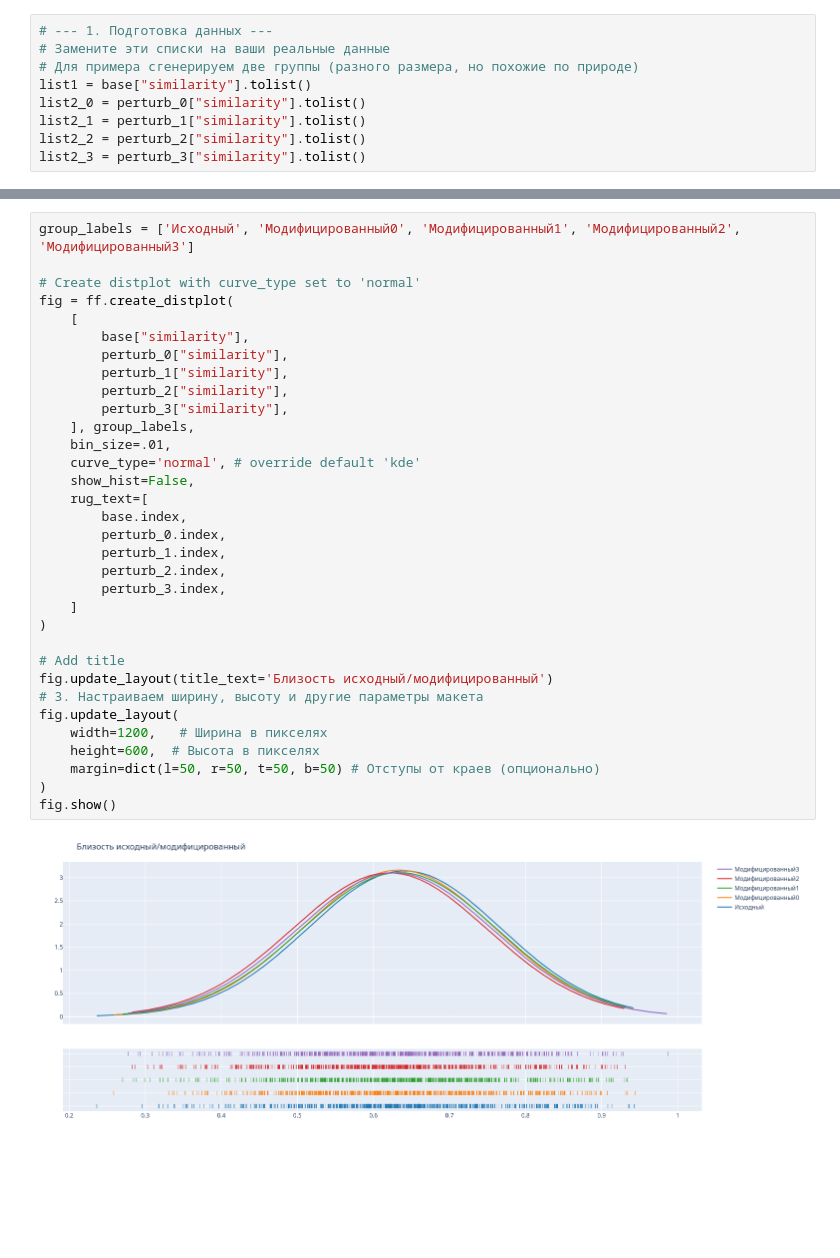
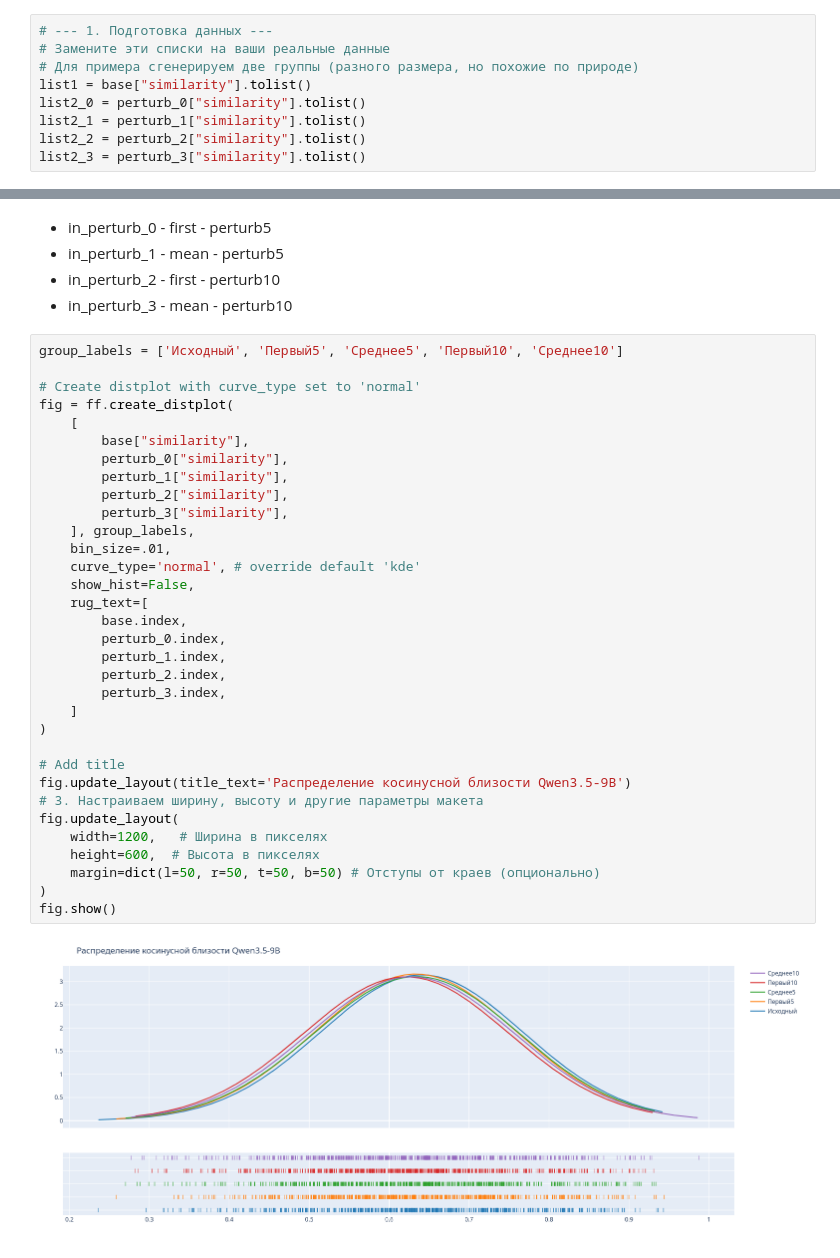
Before and after one commit to lenow55/perturbations-via-logprobs, a Jupyter notebook: research/100Compare_qwen3_5-9b.ipynb, the cells around one changed output, grey strips where cells are left out. Cells and saved outputs as stored; diff of their text form; blank space fills up the shorter version.

```diff
--- a/research/100Compare_qwen3_5-9b.ipynb
+++ b/research/100Compare_qwen3_5-9b.ipynb
@@ -87,35 +92,40 @@ fig.show()
+# %% [markdown]
+- in_perturb_0 - first - perturb5
+- in_perturb_1 - mean - perturb5
+- in_perturb_2 - first - perturb10
+- in_perturb_3 - mean - perturb10
 # %%
-group_labels = ['Исходный', 'Модифицированный0', 'Модифицированный1', 'Модифицированный2', 'Модифицированный3']
+group_labels = ['Исходный', 'Первый5', 'Среднее5', 'Первый10', 'Среднее10']
 
 # Create distplot with curve_type set to 'normal'
 fig = ff.create_distplot(
     [
         base["similarity"],
         perturb_0["similarity"],
         perturb_1["similarity"],
         perturb_2["similarity"],
         perturb_3["similarity"],
     ], group_labels,
     bin_size=.01,
     curve_type='normal', # override default 'kde'
     show_hist=False,
     rug_text=[
         base.index,
         perturb_0.index,
         perturb_1.index,
         perturb_2.index,
         perturb_3.index,
     ]
 )
 
 # Add title
-fig.update_layout(title_text='Близость исходный/модифицированный')
+fig.update_layout(title_text='Распределение косинусной близости Qwen3.5-9B')
 # 3. Настраиваем ширину, высоту и другие параметры макета
 fig.update_layout(
     width=1200,   # Ширина в пикселях
     height=600,  # Высота в пикселях
     margin=dict(l=50, r=50, t=50, b=50) # Отступы от краев (опционально)
 )
 fig.show()
 # %% [output]
-[figure, old version]
+[figure, new version]
```
Also changed, not shown: parts of 4 cells of this notebook, 1 other file.
